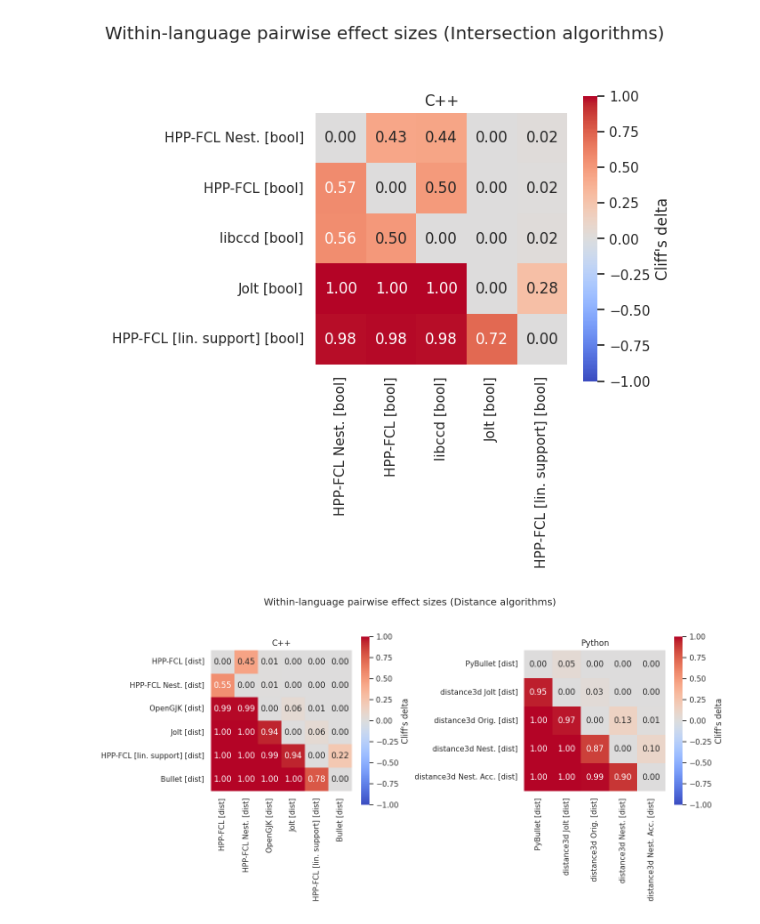
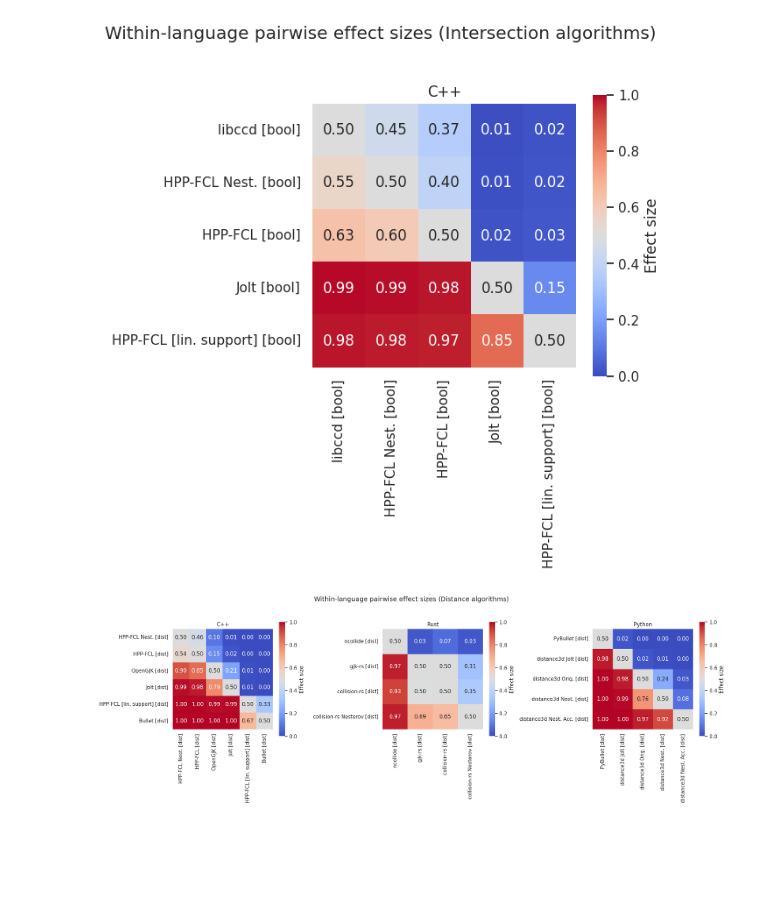
Before and after one commit to ThiloU/collision-comparison, a Jupyter notebook: compare-python/analyze_new/effect_size_analysis.ipynb, the cells around one changed output. Saved outputs shown, nothing was run; the diff lists cells and outputs as text; code cells hidden in the pictures; blank space fills up the shorter version.

Commit message:
Changed cliffs delta to common language effect sizes

```diff
--- a/compare-python/analyze_new/effect_size_analysis.ipynb
+++ b/compare-python/analyze_new/effect_size_analysis.ipynb
@@ -12,7 +8,9 @@ from enum import Enum
 
 sns.set_theme(style="whitegrid")
 # %%
-df = pd.read_csv("../../complex_env_dual_arm_collision_2026-09-17_00-32-28.csv")
+# df = pd.read_csv("../../../cluster_results/pegasus/final_final_versions_d54c3e0a/uc1_ur10_collision.csv")
+df = pd.read_csv("../../../cluster_results/pegasus/final_final_versions_d54c3e0a/complex_env_dual_arm_collision.csv")
+# df = pd.read_csv("../../../cluster_results/pegasus/final_final_versions_d54c3e0a/complex_env_dual_arm_collision_max256verts.csv")
 df.set_index("file", inplace=True)
 
 from algo_metadata import AlgoData, algo_metadata
@@ -69,11 +61,11 @@ def cliffs_delta(x, y):
 
 def cliffs_delta_magnitude(delta):
     d = abs(delta)
-    if d < 0.147:
+    if d < (0.147+1)/2.0:
         return "negligible"
-    elif d < 0.33:
+    elif d < (0.33+1)/2.0:
         return "small"
-    elif d < 0.474:
+    elif d < (0.474+1)/2.0:
         return "medium"
     else:
         return "large"
@@ -91,7 +83,7 @@ def pairwise_cliffs_delta_matrix(sub_df, group_col="Label", value_col="Value"):
     mat = pd.DataFrame(index=order, columns=order, dtype=float)
     for a in order:
         for b in order:
-            mat.loc[a, b] = cliffs_delta(groups[a], groups[b]) if a != b else 0.0
+            mat.loc[a, b] = cliffs_delta(groups[a], groups[b])
 
     return mat
 
@@ -140,37 +132,37 @@ for category in categories:
     ]
     if not active_languages:
         continue
 
     fig, axes = plt.subplots(1, len(active_languages), figsize=(6.5 * len(active_languages), 6))
     if len(active_languages) == 1:
         axes = [axes]
 
     within_language_matrices[category] = {}
 
     for ax, lang in zip(axes, active_languages):
         sub = df_cat[df_cat["Language"] == lang]
         mat = pairwise_cliffs_delta_matrix(sub)
         within_language_matrices[category][lang] = mat
 
         sns.heatmap(
             mat.astype(float), annot=True, fmt=".2f", cmap="coolwarm",
             # mask=np.triu(np.ones_like(mat, dtype=bool)),
-            vmin=-1, vmax=1, center=0, ax=ax, square=True,
-            cbar_kws={"label": "Cliff's delta"}
+            vmin=0, vmax=1, center=0.5, ax=ax, square=True,
+            cbar_kws={"label": "Effect size"}
         )
         ax.set_title(f"{lang}")
         ax.set_xlabel("")
         ax.set_ylabel("")
         ax.tick_params(axis="x", rotation=90)
         ax.tick_params(axis="y", rotation=0)
 
     fig.suptitle(f"Within-language pairwise effect sizes ({category.value} algorithms)", y=1.03)
     plt.tight_layout()
     plt.savefig(f"effect_sizes_within_language_{slugify(category.value)}.pdf", bbox_inches="tight")
     plt.show()
 # %% [output]
-[figure, old version]
+[figure, new version]
-[figure, old version]
+[figure, new version]
 # %%
 for category, lang_matrices in within_language_matrices.items():
     for lang, mat in lang_matrices.items():
```
Also changed, not shown: parts of 9 cells of this notebook, 2 other files.
